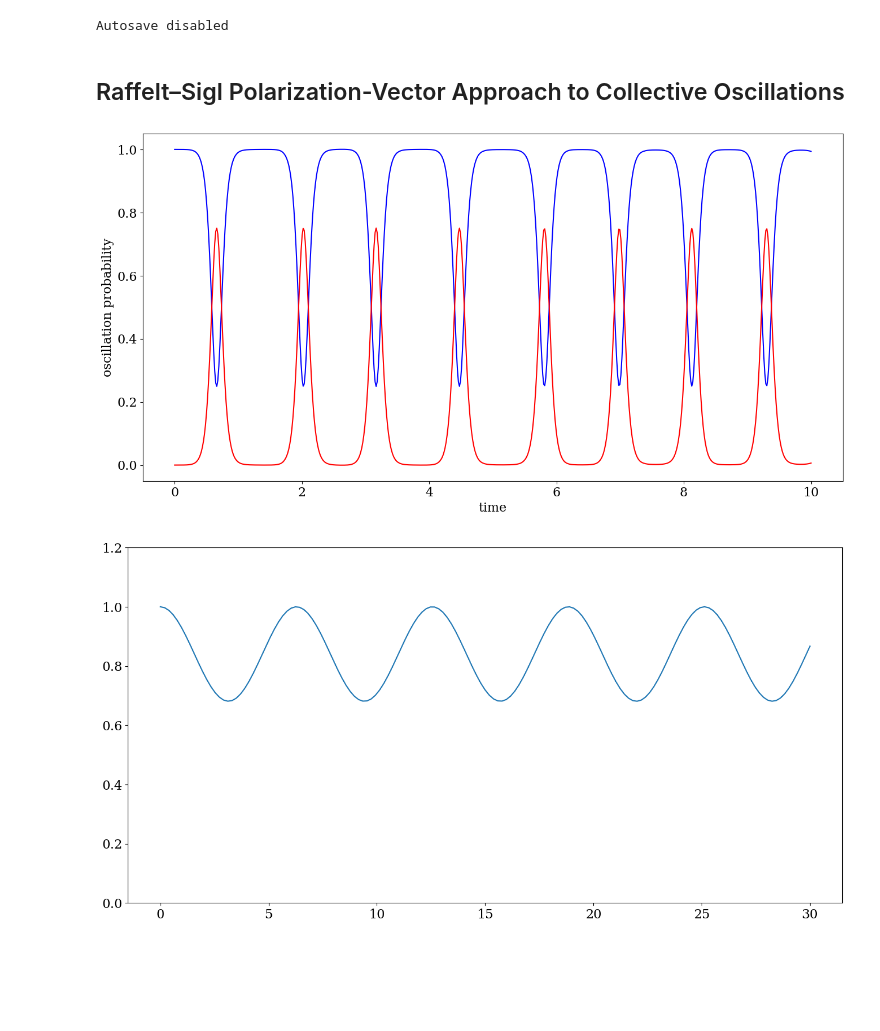
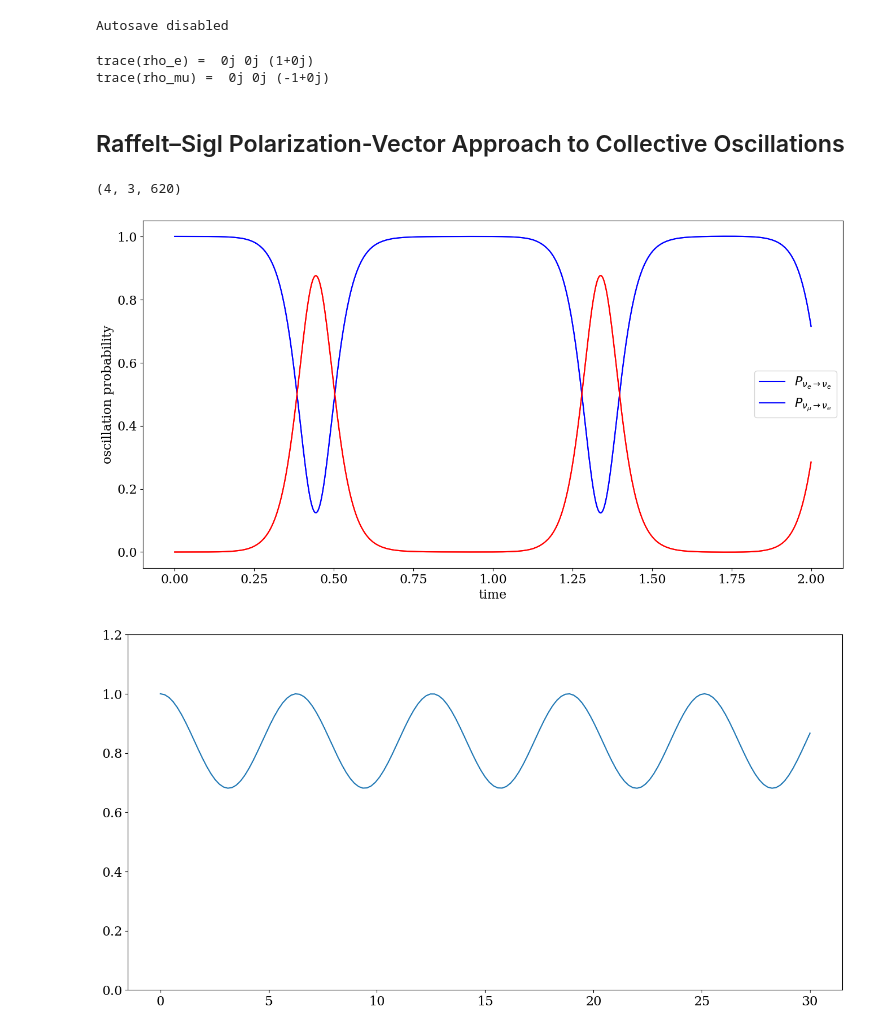
Before and after one commit to Ushakrhmn/Quantum-neutrino-Amol-Basu, a Jupyter notebook: joachim/bipolar-oscillations.ipynb, the cells around one changed output. Drawn from its saved outputs; the diff is of its cells as text; code cells hidden in the pictures; blank space fills up the shorter version.

```diff
--- a/joachim/bipolar-oscillations.ipynb
+++ b/joachim/bipolar-oscillations.ipynb
@@ -148,17 +148,33 @@ sigma_2 = np.array([[0,-1j], [1j, 0]])
 sigma_3 = np.array([[1, 0],  [0, -1]])
 # %% [output]
 Autosave disabled
+# %%
+e = np.asarray([1, 0], dtype=complex)
+rho_e = np.outer(e, e.conj())
+
+print("trace(rho_e) = ", np.trace(rho_e @ sigma_1),
+      np.trace(rho_e @ sigma_2),
+      np.trace(rho_e @ sigma_3))
+
+mu = np.asarray([0, 1], dtype=complex)
+rho_mu = np.outer(mu, mu.conj())
+print("trace(rho_mu) = ", np.trace(rho_mu @ sigma_1),
+      np.trace(rho_mu @ sigma_2),
+      np.trace(rho_mu @ sigma_3))
+# %% [output]
+trace(rho_e) =  0j 0j (1+0j)
+trace(rho_mu) =  0j 0j (-1+0j)
 # %% [markdown]
 ## Raffelt–Sigl Polarization-Vector Approach to Collective Oscillations
 # %%
-def P_osc_RS(t_table, theta, Delta, lam, J, initial_flavors=None, alpha=None):
+def P_osc_RS(t_table, theta, omega, lam, J, initial_flavors=None, alpha=None):
     """Compute an oscillation probability for collective oscillations
        in the Raffelt-Sigl 2-flavor polarization vector approach.
 
        Arguments:
            t_table: list of time steps
            theta:   vacuum mixing angle
-           Delta:   vector of vacuum oscillation frequencies for each mode
+           omega:   vector of vacuum oscillation frequencies for each mode
            lam:     strength of ordinary matter effect
            J:       matrix of coupling strengths between modes
            initial_flavors: an array of length n_modes indicating the initial flavor of
@@ -181,7 +197,7 @@ def P_osc_RS(t_table, theta, Delta, lam, J, initial_flavors=None, alpha=None):
     B   = np.real(np.array([np.trace(b@sigma_1), np.trace(b@sigma_2), np.trace(b@sigma_3)]))
     L   = np.real(np.array([np.trace(l@sigma_1), np.trace(l@sigma_2), np.trace(l@sigma_3)]))
 
-    ini_state = np.where(Delta>0, Ee[:,None], Emu[:,None])
+    ini_state = np.where(omega>0, Ee[:,None], Emu[:,None])
     if initial_flavors is not None:
         for f in initial_flavors:
             if f not in ['e','x','mu','a']:
@@ -200,12 +216,12 @@ def P_osc_RS(t_table, theta, Delta, lam, J, initial_flavors=None, alpha=None):
         res = np.zeros(3*n_modes)
         PP  = np.reshape(P, (n_modes,3)).T
         for k in range(n_modes):
-            res[3*k:3*k+3] = np.cross(Delta[k]*B + lam*L + PP@J[k,:], PP[:,k])
+            res[3*k:3*k+3] = np.cross(omega[k]*B + lam*L + PP@J[k,:], PP[:,k])
         return res
 
     return integ.solve_ivp(f, (t_table[0],t_table[-1]), ini_state.T.flatten(), t_eval=t_table)
 
-def P_osc_RS_bipolar(t_table, theta, Delta, lam, J, eps=0.1):
+def P_osc_RS_bipolar(t_table, theta, omega, lam, J, eps=0.1):
     """Compute an oscillation probability for collective oscillations
        in the Raffelt-Sigl 2-flavor polarization vector approach for
        a bipolar system.
@@ -213,7 +229,7 @@ def P_osc_RS_bipolar(t_table, theta, Delta, lam, J, eps=0.1):
        Arguments:
            t_table: list of time steps
            theta:   vacuum mixing angle
-           Delta:   vector of vacuum oscillation frequencies for each mode
+           omega:   vector of vacuum oscillation frequencies for each mode
            lam:     strength of ordinary matter effect
            J:       matrix of coupling strengths between modes
            eps:     asymmetry between neutrinos and anti-neutrinos"""
@@ -239,33 +255,41 @@ def P_osc_RS_bipolar(t_table, theta, Delta, lam, J, eps=0.1):
         PP  = np.reshape(P, (n_modes,3)).T
         for k in range(n_modes):
             s  = 1 if k < n_modes//2 else -1
-            res[3*k:3*k+3] = np.cross(s*Delta[k]*B + lam*L + PP@J[k,:], PP[:,k])
+            res[3*k:3*k+3] = np.cross(s*omega[k]*B + lam*L + PP@J[k,:], PP[:,k])
         return res
 
     E0 = np.concatenate((np.tile(Ee,n_modes//2), np.tile(Emu,n_modes//2)))
     return integ.solve_ivp(f, (t_table[0],t_table[-1]), E0, t_eval=t_table)
 # %%
 # test for bipolar oscillations
-n_modes    = 2
-n_nu       = 1
-n_nubar    = 1
+n_modes    = 4
+n_nu       = 2
+n_nubar    = 2
 nu_mask    = np.array([True] *n_nu + [False]*n_nubar)
 nubar_mask = np.array([False]*n_nu + [True] *n_nubar)
 dmsq       = -1.0
 E          = 0.1
 J          = 10*np.ones((n_modes,n_modes))
 #J[np.ix_(nu_mask,nubar_mask)] *= -1
 #J[np.ix_(nubar_mask,nu_mask)] *= -1
-t_table    = np.linspace(0,10,20*31)
+t_table    = np.linspace(0,2,20*31)
 sol        = P_osc_RS_bipolar(t_table, theta=0.01, Delta=dmsq/(2*E)*np.ones(n_modes), lam=0, J=J, eps=0)
 P_table    = np.reshape(sol.y, (n_modes,3,len(t_table)))
+print(np.shape(P_table))
 for k in range(n_modes):
+    # # plt.plot(t_table, P_table[k,0,:], color='orange' if nu_mask[k] else 'green')
+    # if nu_mask[k]:
+    #     plt.plot(t_table, P_table[k,1,:], color='orange')
+    # else:
+    #     plt.scatter(t_table, P_table[k,1,:], color='green', s=10)
     plt.plot(t_table, 0.5*(1+P_table[k,2,:]), color='blue' if nu_mask[k] else 'red')
+plt.legend([r'$P_{\nu_e \to \nu_e}$', r'$P_{\nu_\mu \to \nu_e}$'])
 plt.xlabel('time')
 plt.ylabel('oscillation probability')
 plt.show()
 # %% [output]
+(4, 3, 620)
-[figure, old version]
+[figure, new version]
 # %%
 # test for vacuum oscillations
 n_modes = 1
```
Also changed, not shown: parts of 2 cells of this notebook.
